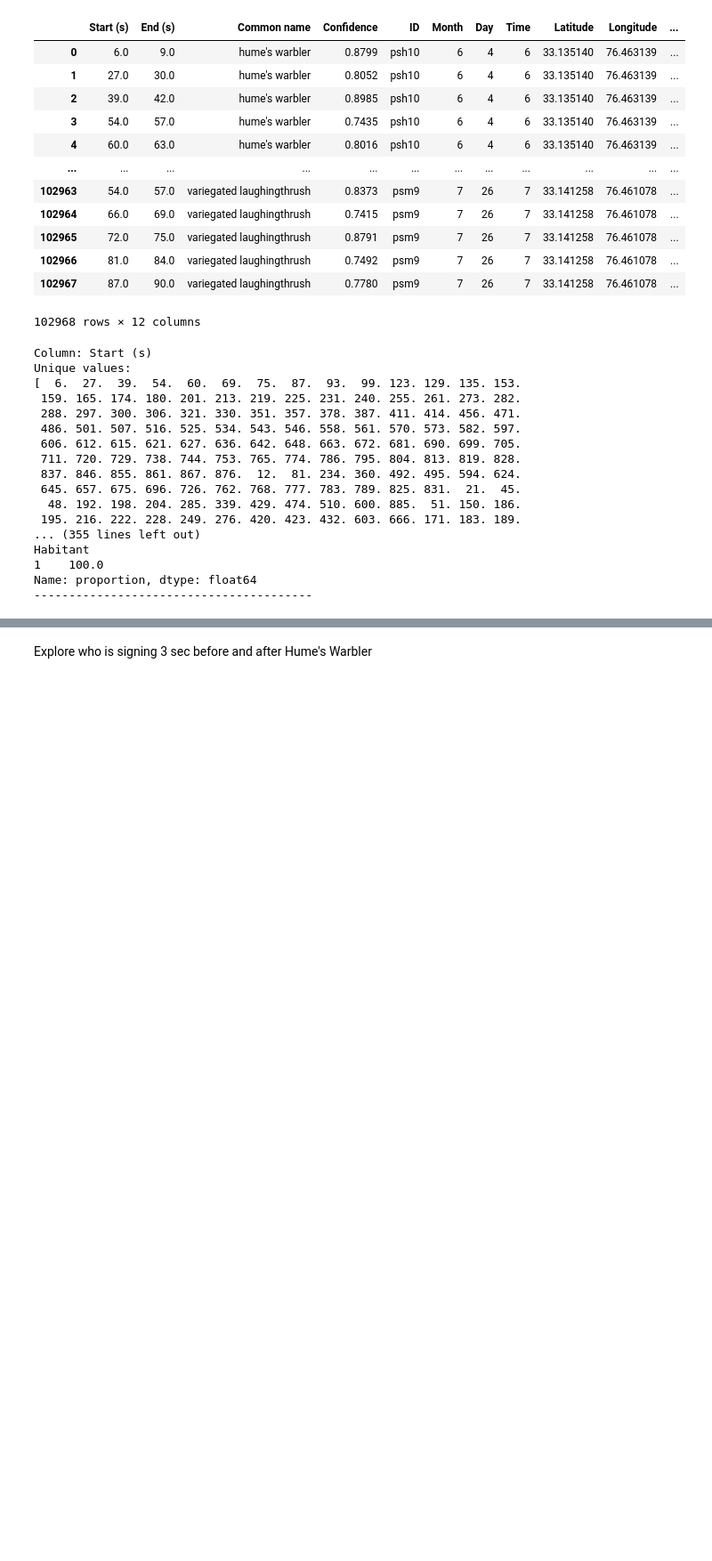
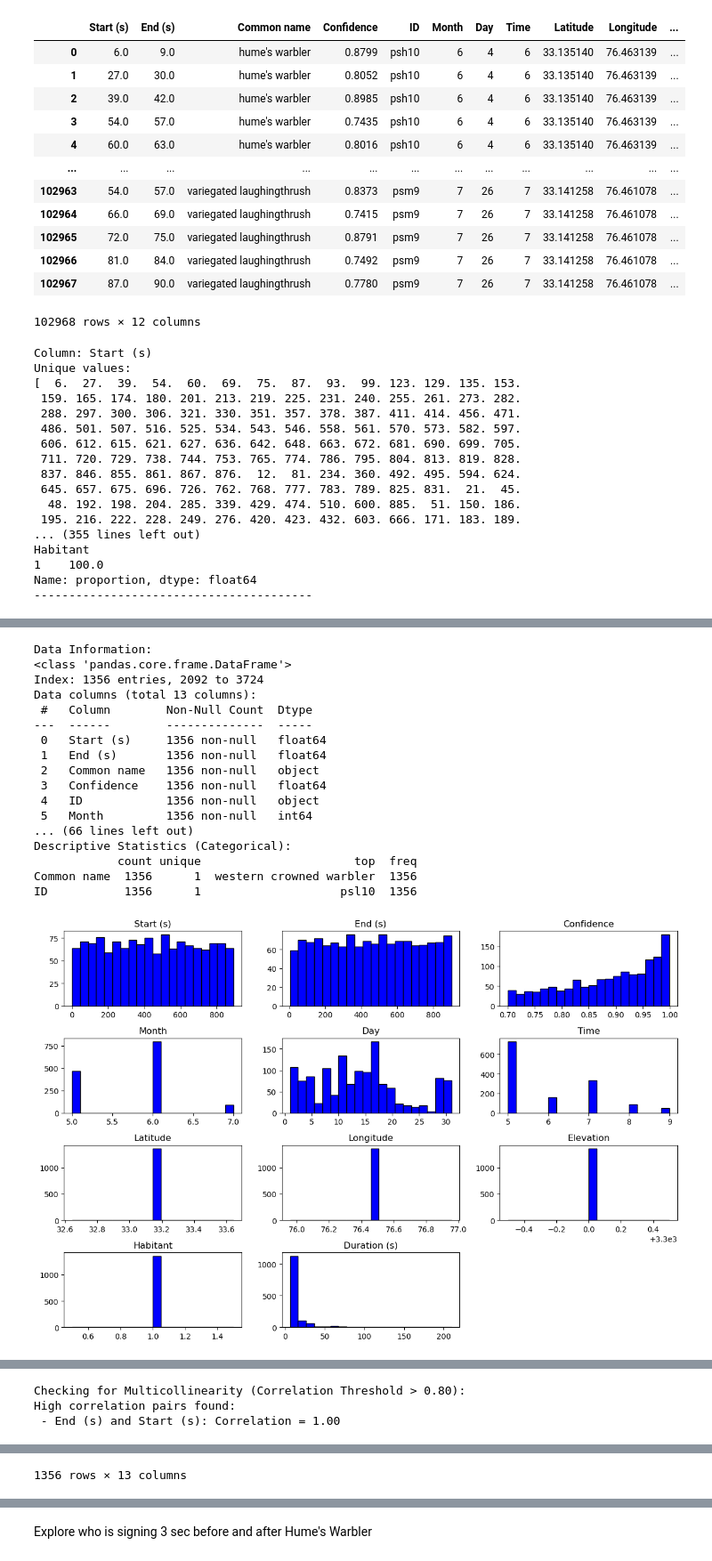
Before and after one commit to andreihushcha/bird_audio_2025, a Jupyter notebook: EDA_20250318.ipynb, the cells around one changed output, grey strips where cells are left out. Shown at 89% size. Cells and saved outputs as stored; diff of their text form; code cells hidden in the pictures; blank space fills up the shorter version.

```diff
--- a/EDA_20250318.ipynb
+++ b/EDA_20250318.ipynb
@@ -560,0 +649,22 @@ Name: proportion, dtype: float64
+# %%
+df_song_wcw = df_song[(df_song['Common name'] == "western crowned warbler") & (df_song['ID'] == 'psl10')]
+visual_data(df_song_wcw)
+# %% [output]
+Data Information:
+<class 'pandas.core.frame.DataFrame'>
+Index: 1356 entries, 2092 to 3724
+Data columns (total 13 columns):
+ #   Column        Non-Null Count  Dtype
+---  ------        --------------  -----
+ 0   Start (s)     1356 non-null   float64
+ 1   End (s)       1356 non-null   float64
+ 2   Common name   1356 non-null   object
+ 3   Confidence    1356 non-null   float64
+ 4   ID            1356 non-null   object
+ 5   Month         1356 non-null   int64
+... (66 lines left out)
+Descriptive Statistics (Categorical):
+            count unique                      top  freq
+Common name  1356      1  western crowned warbler  1356
+ID           1356      1                    psl10  1356
+[figure, added]
@@ -560,0 +672,3 @@ Name: proportion, dtype: float64
+Checking for Multicollinearity (Correlation Threshold > 0.80):
+High correlation pairs found:
+ - End (s) and Start (s): Correlation = 1.00
@@ -560,0 +687 @@ Name: proportion, dtype: float64
+1356 rows × 13 columns
```
Also changed, not shown: parts of 30 cells of this notebook, 1 other file.
